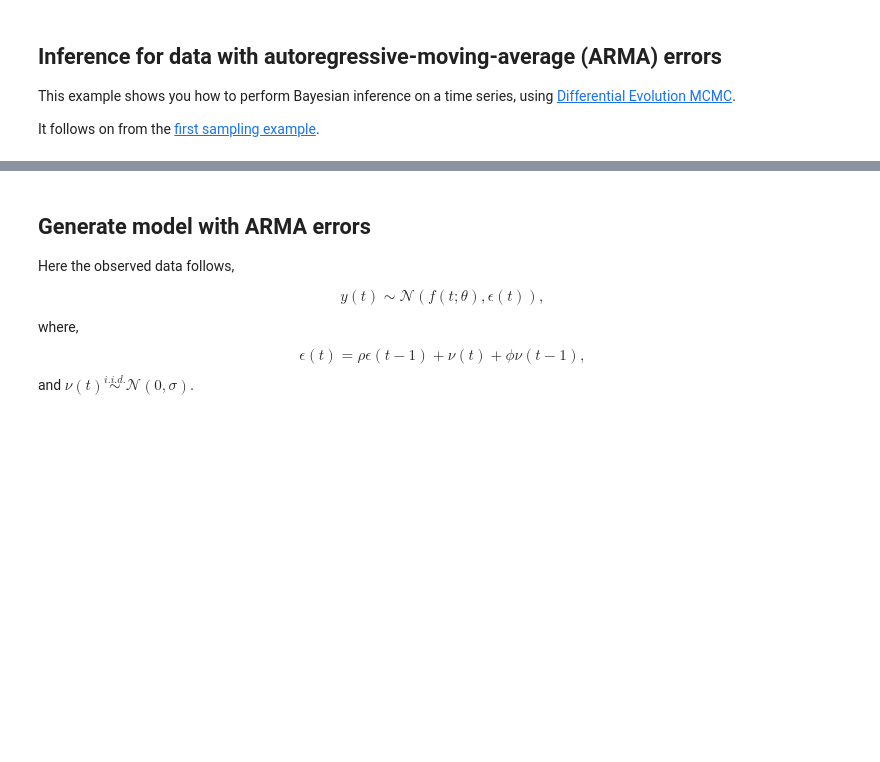
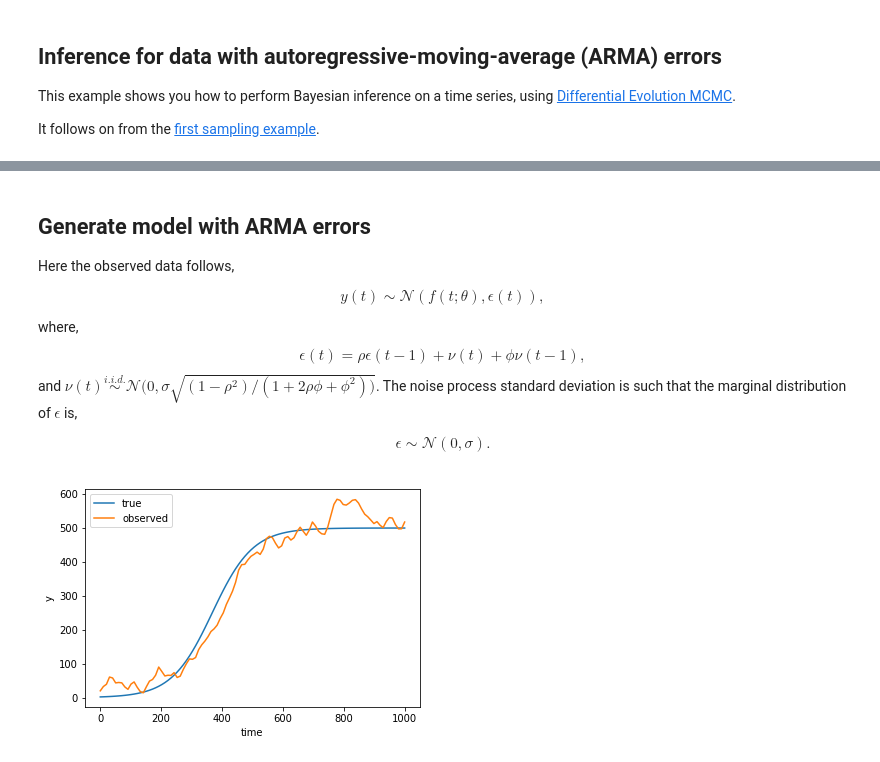
Before and after one commit to pints-team/pints, a Jupyter notebook: examples/sampling-autoregressive-moving-average-errors.ipynb, the cells around one changed output, grey strips where cells are left out. Drawn from its saved outputs; the diff is of its cells as text; code cells hidden in the pictures; blank space fills up the shorter version.

```diff
--- a/examples/sampling-autoregressive-moving-average-errors.ipynb
+++ b/examples/sampling-autoregressive-moving-average-errors.ipynb
@@ -126,26 +215,29 @@ Here the observed data follows,
 
 $$y(t) \sim \mathcal{N}\left(f(t; \theta), \epsilon(t)\right),$$
 
-where, $$\epsilon(t) = \rho \epsilon(t-1) + \nu(t) + \phi \nu(t-1),$$ and $\nu(t) \overset{i.i.d.}{\sim} \mathcal{N}(0, \sigma)$.
+where, $$\epsilon(t) = \rho \epsilon(t-1) + \nu(t) + \phi \nu(t-1),$$ and $\nu(t) \overset{i.i.d.}{\sim} \mathcal{N}(0, \sigma \sqrt{(1 - \rho^2) / (1 + 2 \rho \phi + \phi^2))}$.  The noise process standard deviation is such that the marginal distribution of $\epsilon$ is,
+
+$$\epsilon\sim\mathcal{N}(0, \sigma).$$
 # %%
 # Create some toy data
 real_parameters = [0.015, 500]
 times = np.linspace(0, 1000, 100)
 org_values = model.simulate(real_parameters, times)
 
 # Add noise
 noise = 40
 rho = 0.9
 phi = 0.95
 errors = pints.noise.arma11(rho, phi, noise, len(org_values))
 values = org_values + errors
-real_parameters = np.array(real_parameters + [noise, rho])
 
 # Show the noisy data
 plt.figure()
 plt.plot(times, org_values)
 plt.plot(times, values)
 plt.xlabel('time')
 plt.ylabel('y')
 plt.legend(['true', 'observed'])
 plt.show()
+# %% [output]
+[figure, added]
```
Also changed, not shown: parts of 10 cells of this notebook, 1 other file.
